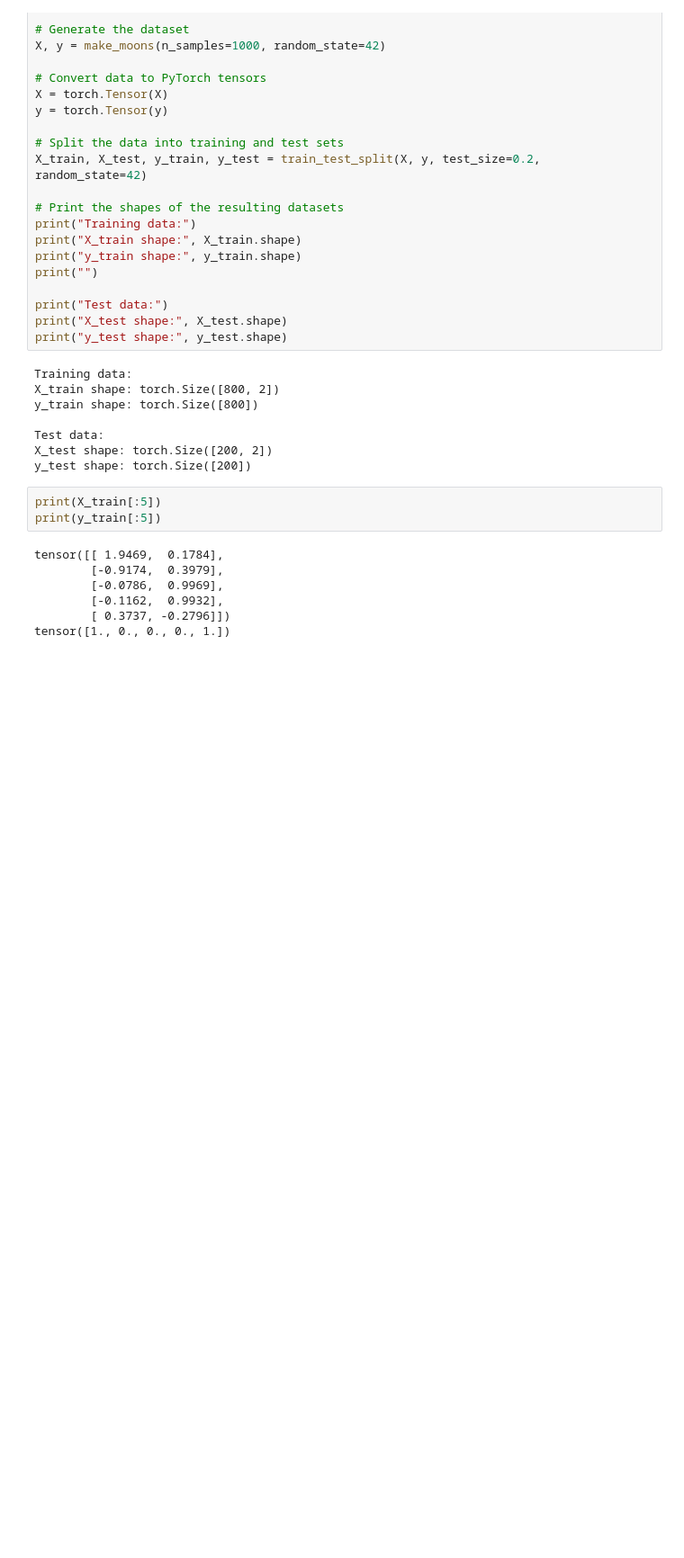
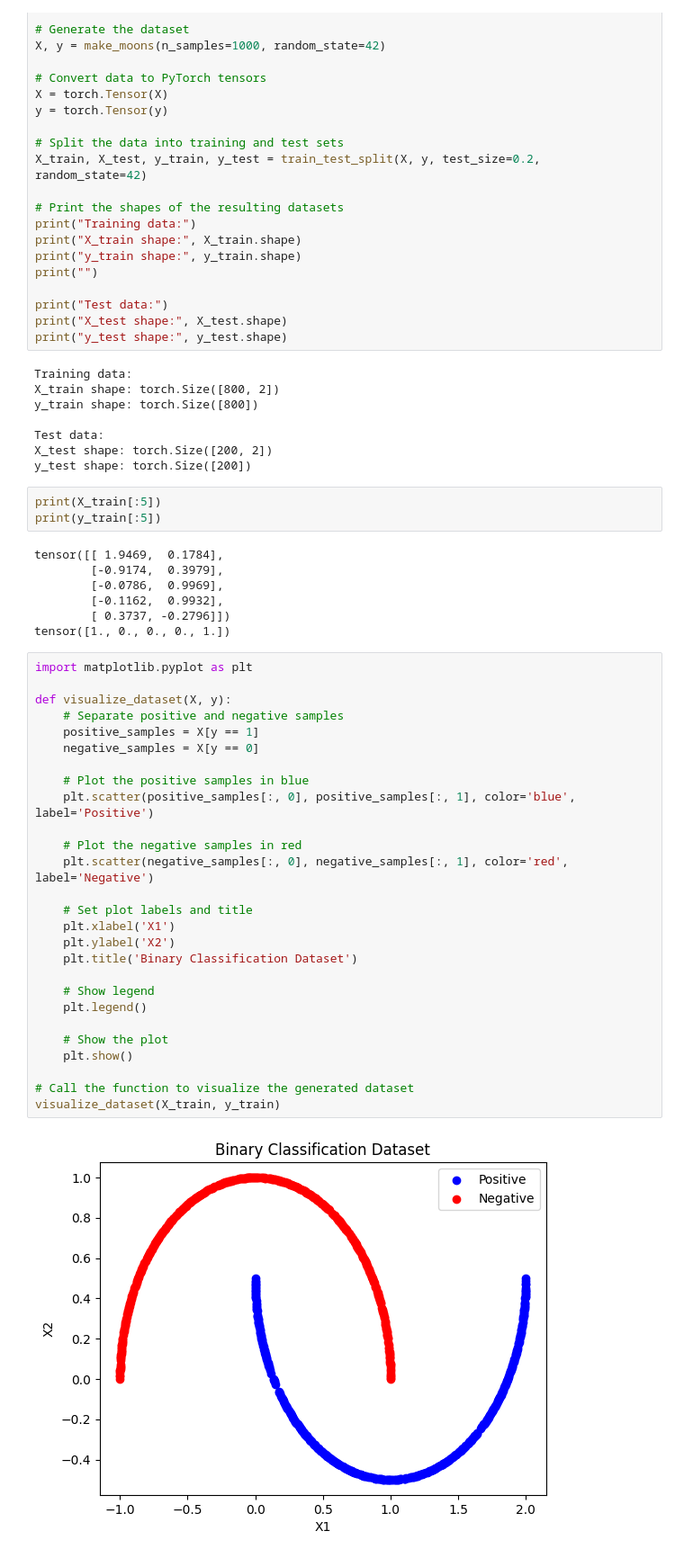
Before and after one commit to DietzscheNostoevsky/Learning_Pytorch, a Jupyter notebook: 02_Pytorch_NN_classification.ipynb, the cells around one changed output. Shown at 90% size. Drawn from its saved outputs; the diff is of its cells as text; blank space fills up the shorter version.

```diff
--- a/02_Pytorch_NN_classification.ipynb
+++ b/02_Pytorch_NN_classification.ipynb
@@ -1219,3 +1219,32 @@ tensor([[ 1.9469,  0.1784],
         [-0.1162,  0.9932],
         [ 0.3737, -0.2796]])
 tensor([1., 0., 0., 0., 1.])
+# %%
+import matplotlib.pyplot as plt
+
+def visualize_dataset(X, y):
+    # Separate positive and negative samples
+    positive_samples = X[y == 1]
+    negative_samples = X[y == 0]
+
+    # Plot the positive samples in blue
+    plt.scatter(positive_samples[:, 0], positive_samples[:, 1], color='blue', label='Positive')
+
+    # Plot the negative samples in red
+    plt.scatter(negative_samples[:, 0], negative_samples[:, 1], color='red', label='Negative')
+
+    # Set plot labels and title
+    plt.xlabel('X1')
+    plt.ylabel('X2')
+    plt.title('Binary Classification Dataset')
+
+    # Show legend
+    plt.legend()
+
+    # Show the plot
+    plt.show()
+
+# Call the function to visualize the generated dataset
+visualize_dataset(X_train, y_train)
+# %% [output]
+[figure, added]
```
Also changed, not shown: parts of 9 cells of this notebook.
